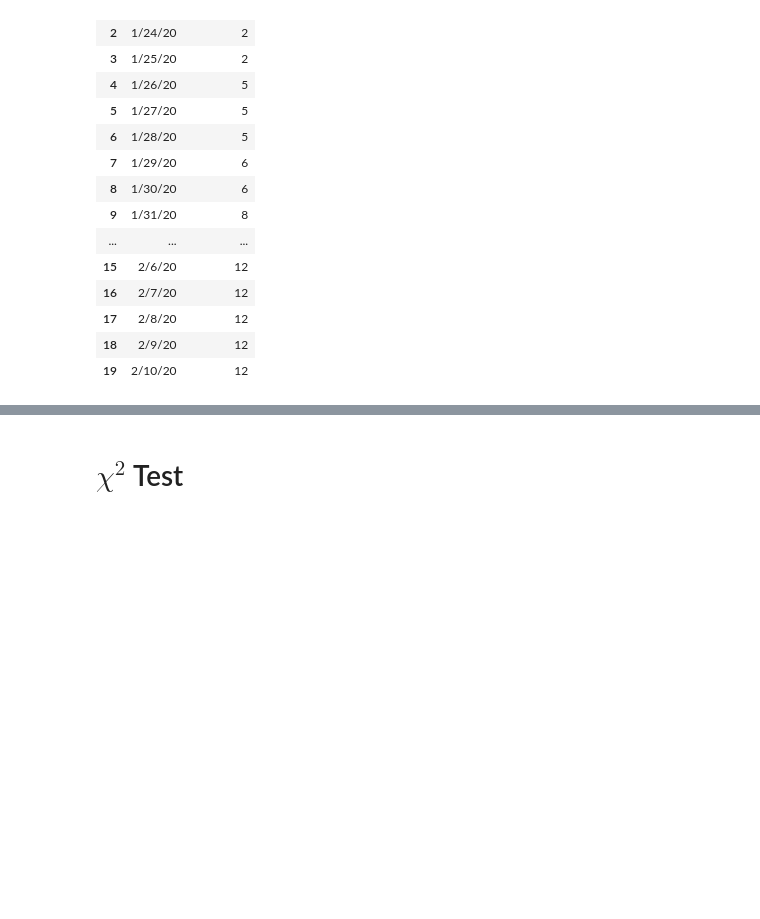
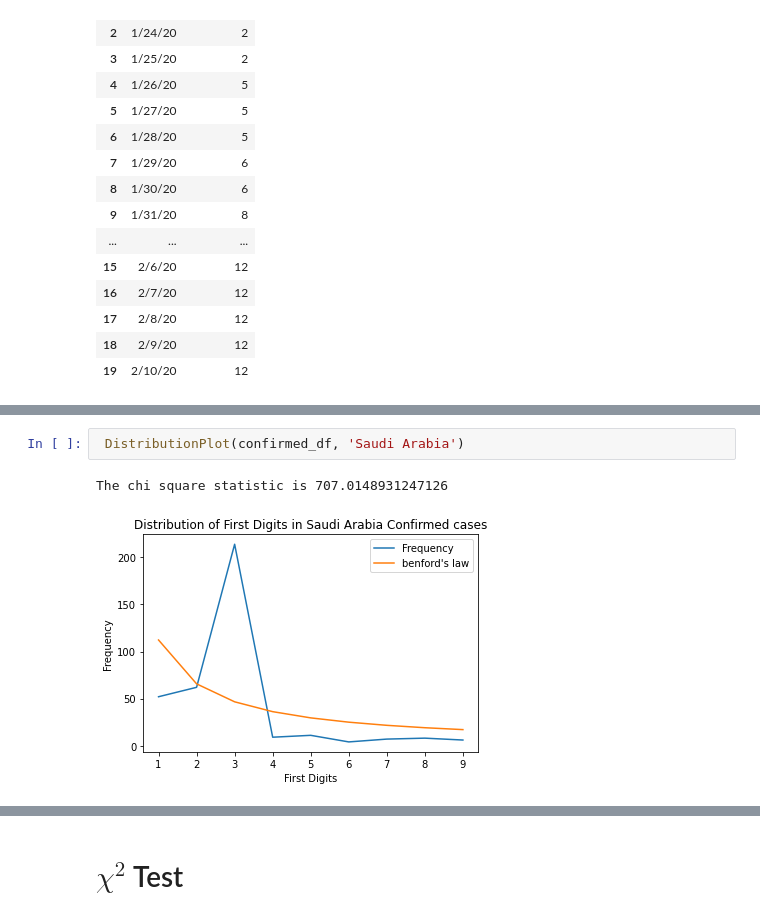
Before and after one commit to springboard-curriculum/DataScienceGuidedCapstone, a Jupyter notebook: Notebooks/kazage-covid19-project-wrangling.ipynb, the cells around one changed output, grey strips where cells are left out. Saved outputs shown, nothing was run; the diff lists cells and outputs as text; blank space fills up the shorter version.

```diff
--- a/Notebooks/kazage-covid19-project-wrangling.ipynb
+++ b/Notebooks/kazage-covid19-project-wrangling.ipynb
@@ -369,0 +387,5 @@ The chi square statistic is 24.218604787286452
+# %%
+ DistributionPlot(confirmed_df, 'Saudi Arabia')
+# %% [output]
+The chi square statistic is 707.0148931247126
+[figure, added]
```
Also changed, not shown: parts of 19 cells of this notebook.
